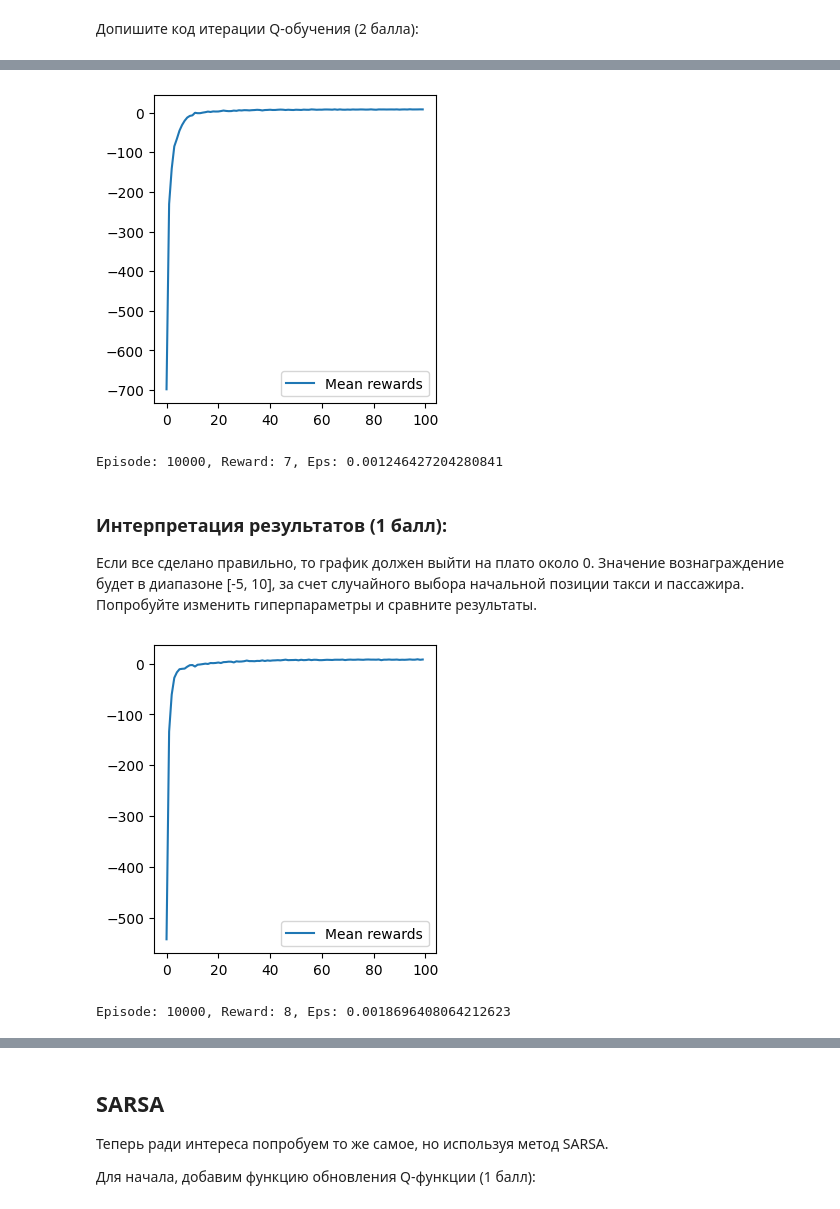
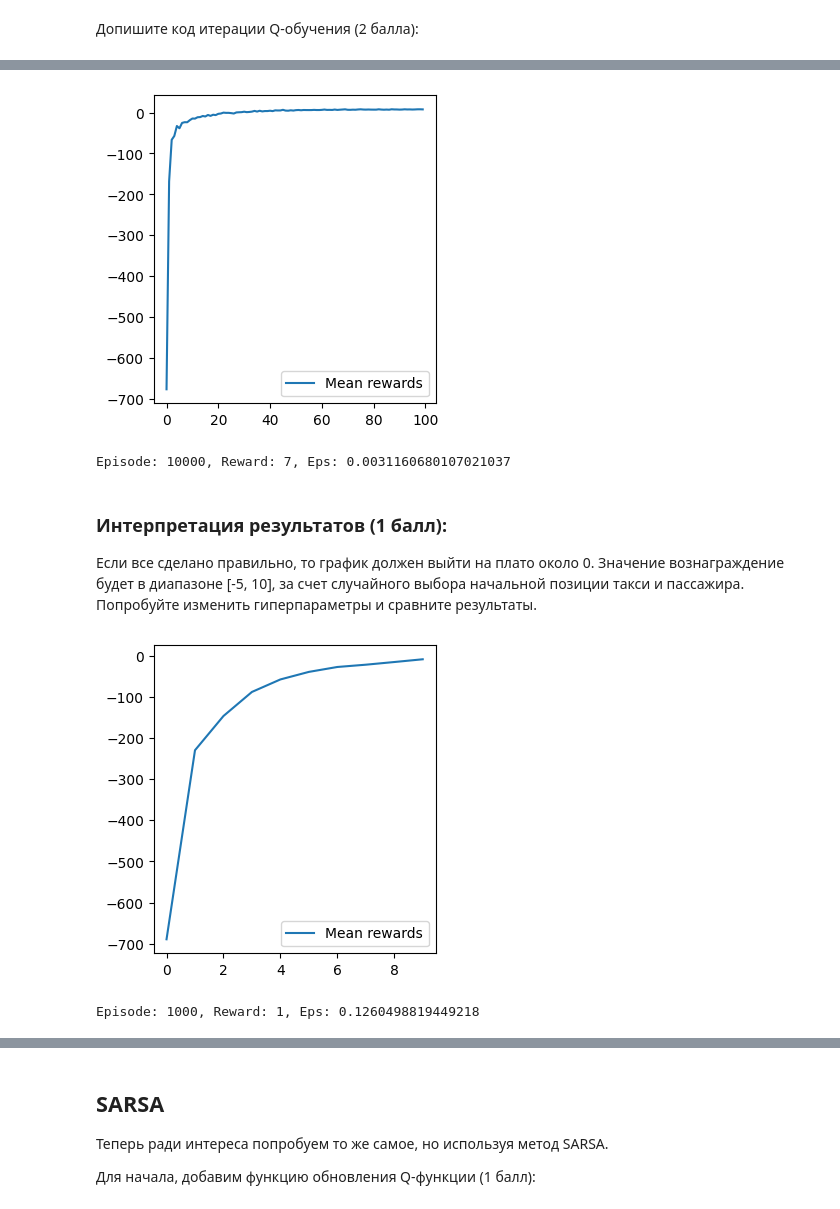
Before and after one commit to Smart781/RL, a Jupyter notebook: practices/prac3/prac3.ipynb, the cells around one changed output, grey strips where cells are left out. Cells and saved outputs as stored; diff of their text form; code cells hidden in the pictures.

```diff
--- a/practices/prac3/prac3.ipynb
+++ b/practices/prac3/prac3.ipynb
@@ -113,9 +164,9 @@ log = []
 rewards_batch = []
 
 # гиперпараметры алгоритма
-alpha = 0.1
-gamma = 0.9
-epsilon = 0.2
+alpha = 0.5
+gamma = 0.5
+epsilon = 0.5
 epsilon_decay = 0.95
 n_episodes = 10000
 
@@ -155,8 +206,8 @@ for i_episode in range(1, n_episodes + 1):
 
 assert log[-1] >= -10
 # %% [output]
-[figure, old version]
+[figure, new version]
-Episode: 10000, Reward: 7, Eps: 0.001246427204280841
+Episode: 10000, Reward: 7, Eps: 0.0031160680107021037
 # %% [markdown]
 ### Интерпретация результатов (1 балл):
 Если все сделано правильно, то график должен выйти на плато около 0. Значение вознаграждение будет в диапазоне [-5, 10], за счет случайного выбора начальной позиции такси и пассажира. Попробуйте изменить гиперпараметры и сравните результаты.
@@ -167,11 +218,11 @@ log = []
 rewards_batch = []
 
 # гиперпараметры алгоритма
-alpha = 0.25
-gamma = 0.99
-epsilon = 0.3
+alpha = 0.1
+gamma = 0.9
+epsilon = 0.2
 epsilon_decay = 0.95
-n_episodes = 10000
+n_episodes = 1000
 
 for i_episode in range(1, n_episodes + 1):
     s, _ = env.reset()
@@ -182,32 +233,32 @@ for i_episode in range(1, n_episodes + 1):
     while not terminated:
         # select action eps-greedy
         # a = ...
         ####### Здесь ваш код ########
         a = select_action_eps_greedy(Q, s, epsilon)
         ##############################
 
         # выполняем действие в среде
         next_s, r, terminated, truncated, _ = env.step(a)
 
         # Update Q-function
         ####### Здесь ваш код ########
         update_Q(Q, s, a, r, next_s, alpha, gamma)
         ##############################
 
         s = next_s
         episode_reward += r
 
     rewards_batch.append(episode_reward)
     if i_episode % 100 == 0:
         show_progress(rewards_batch, log)
         rewards_batch = []
         print(
             f"Episode: {i_episode}, Reward: {episode_reward}"
             f", Eps: {epsilon}"
         )
         epsilon *= epsilon_decay
 
 assert log[-1] >= -10
 # %% [output]
-[figure, old version]
+[figure, new version]
-Episode: 10000, Reward: 8, Eps: 0.0018696408064212623
+Episode: 1000, Reward: 1, Eps: 0.1260498819449218
```
Also changed, not shown: parts of 8 cells of this notebook.
